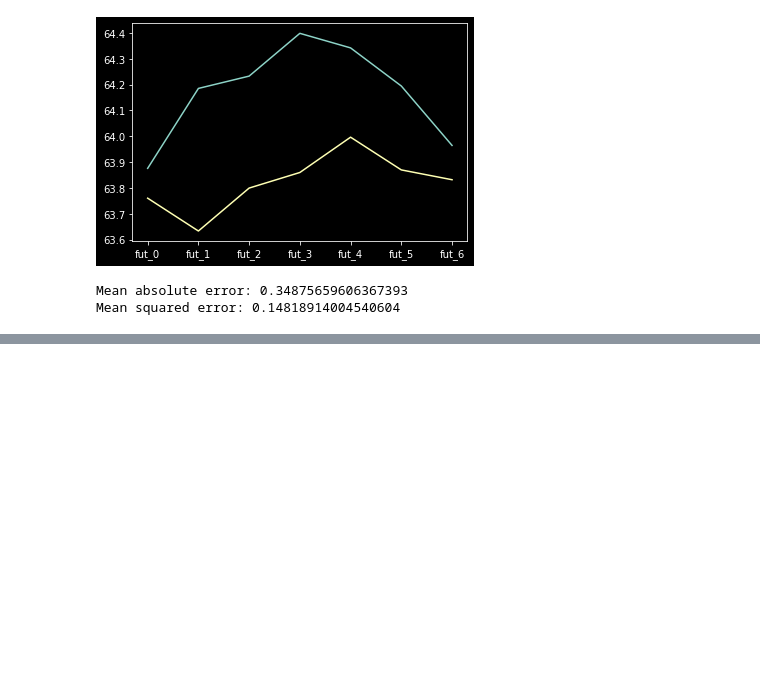
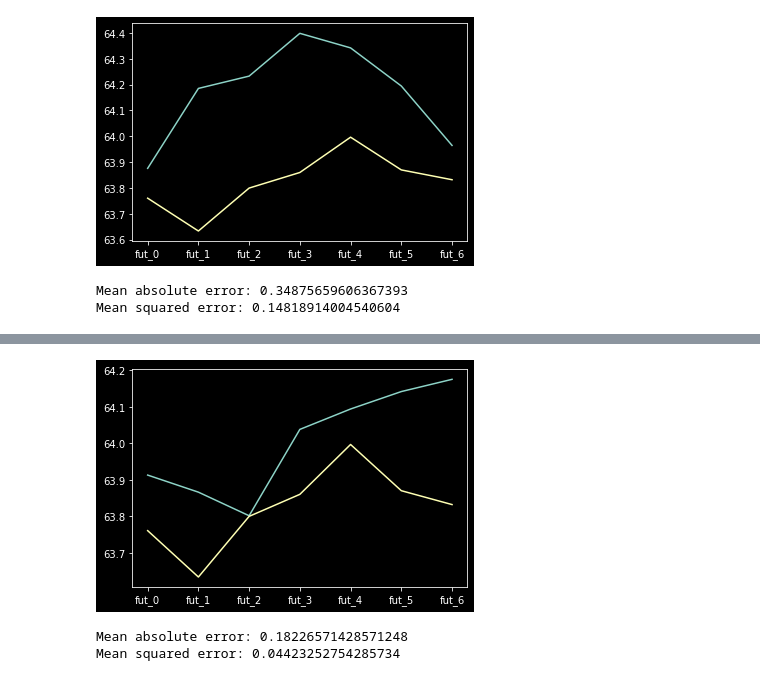
Before and after one commit to 4egod/skillbox_ds_hw, a Jupyter notebook: hw.ipynb, the cells around one changed output, grey strips where cells are left out. Drawn from its saved outputs; the diff is of its cells as text; code cells hidden in the pictures; blank space fills up the shorter version.

```diff
--- a/hw.ipynb
+++ b/hw.ipynb
@@ -147,0 +180,16 @@ Mean squared error: 0.14818914004540604
+# %%
+from sklearn.ensemble import RandomForestRegressor as REG
+R1 = REG(max_depth=20, random_state=65, n_estimators=10)
+R1.fit(x, y)
+prediction = R1.predict(x_test)
+plt.plot(prediction[0])
+plt.plot(y_test.iloc[0])
+plt.show()
+abs_err = mean_absolute_error(y_test, prediction)
+sq_err = mean_squared_error(y_test, prediction)
+print('Mean absolute error:', abs_err)
+print('Mean squared error:', sq_err)
+# %% [output]
+[figure, added]
+Mean absolute error: 0.18226571428571248
+Mean squared error: 0.04423252754285734
```
Also changed, not shown: parts of 3 cells of this notebook.
